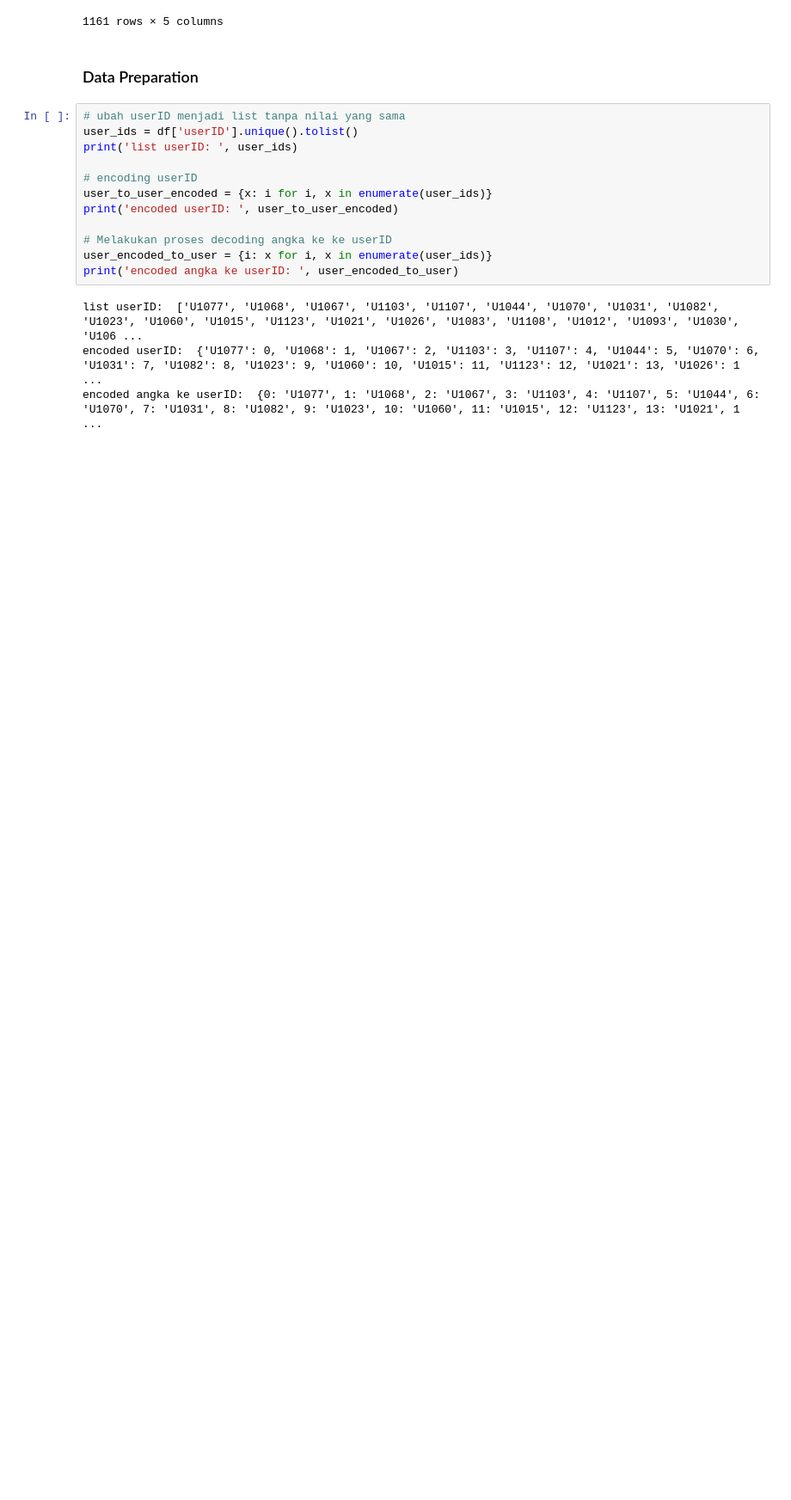
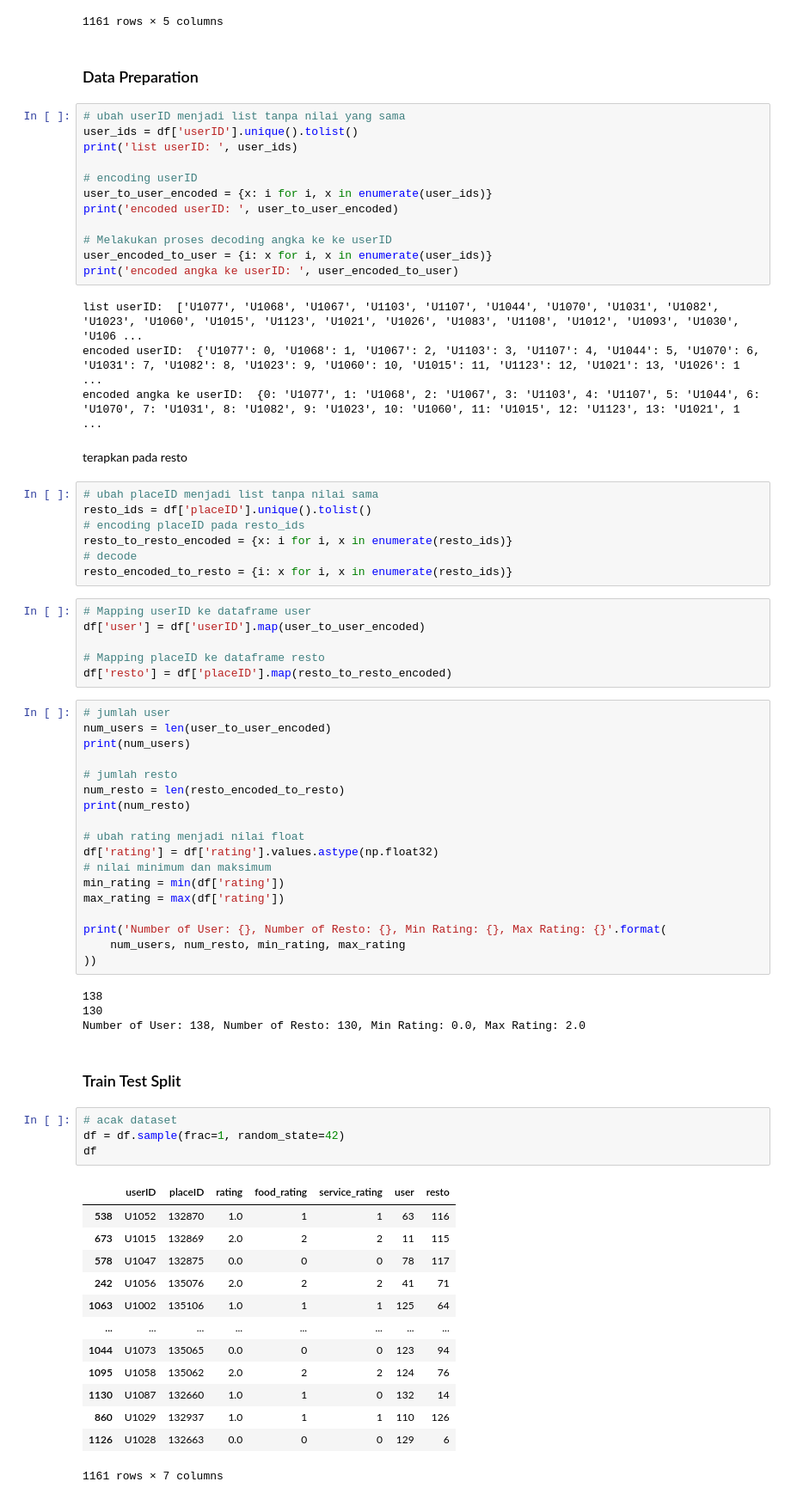
Before and after one commit to ludyhasby/machine_learning_terapan, a Jupyter notebook: recommendation_system/notebook.ipynb, the cells around one changed output. Shown: that part at 86% size. Cells and saved outputs as stored; diff of their text form; blank space fills up the shorter version.

```diff
--- a/recommendation_system/notebook.ipynb
+++ b/recommendation_system/notebook.ipynb
@@ -752,3 +754,60 @@ print('encoded angka ke userID: ', user_encoded_to_user)
 list userID:  ['U1077', 'U1068', 'U1067', 'U1103', 'U1107', 'U1044', 'U1070', 'U1031', 'U1082', 'U1023', 'U1060', 'U1015', 'U1123', 'U1021', 'U1026', 'U1083', 'U1108', 'U1012', 'U1093', 'U1030', 'U106 ...
 encoded userID:  {'U1077': 0, 'U1068': 1, 'U1067': 2, 'U1103': 3, 'U1107': 4, 'U1044': 5, 'U1070': 6, 'U1031': 7, 'U1082': 8, 'U1023': 9, 'U1060': 10, 'U1015': 11, 'U1123': 12, 'U1021': 13, 'U1026': 1 ...
 encoded angka ke userID:  {0: 'U1077', 1: 'U1068', 2: 'U1067', 3: 'U1103', 4: 'U1107', 5: 'U1044', 6: 'U1070', 7: 'U1031', 8: 'U1082', 9: 'U1023', 10: 'U1060', 11: 'U1015', 12: 'U1123', 13: 'U1021', 1 ...
+# %% [markdown]
+terapkan pada resto
+# %%
+# ubah placeID menjadi list tanpa nilai sama
+resto_ids = df['placeID'].unique().tolist()
+# encoding placeID pada resto_ids
+resto_to_resto_encoded = {x: i for i, x in enumerate(resto_ids)}
+# decode
+resto_encoded_to_resto = {i: x for i, x in enumerate(resto_ids)}
+# %%
+# Mapping userID ke dataframe user
+df['user'] = df['userID'].map(user_to_user_encoded)
+
+# Mapping placeID ke dataframe resto
+df['resto'] = df['placeID'].map(resto_to_resto_encoded)
+# %%
+# jumlah user
+num_users = len(user_to_user_encoded)
+print(num_users)
+
+# jumlah resto
+num_resto = len(resto_encoded_to_resto)
+print(num_resto)
+
+# ubah rating menjadi nilai float
+df['rating'] = df['rating'].values.astype(np.float32)
+# nilai minimum dan maksimum
+min_rating = min(df['rating'])
+max_rating = max(df['rating'])
+
+print('Number of User: {}, Number of Resto: {}, Min Rating: {}, Max Rating: {}'.format(
+    num_users, num_resto, min_rating, max_rating
+))
+# %% [output]
+138
+130
+Number of User: 138, Number of Resto: 130, Min Rating: 0.0, Max Rating: 2.0
+# %% [markdown]
+### Train Test Split
+# %%
+# acak dataset
+df = df.sample(frac=1, random_state=42)
+df
+# %% [output]
+|  | userID | placeID | rating | food_rating | service_rating | user | resto |
+| 538 | U1052 | 132870 | 1.0 | 1 | 1 | 63 | 116 |
+| 673 | U1015 | 132869 | 2.0 | 2 | 2 | 11 | 115 |
+| 578 | U1047 | 132875 | 0.0 | 0 | 0 | 78 | 117 |
+| 242 | U1056 | 135076 | 2.0 | 2 | 2 | 41 | 71 |
+| 1063 | U1002 | 135106 | 1.0 | 1 | 1 | 125 | 64 |
+| ... | ... | ... | ... | ... | ... | ... | ... |
+| 1044 | U1073 | 135065 | 0.0 | 0 | 0 | 123 | 94 |
+| 1095 | U1058 | 135062 | 2.0 | 2 | 2 | 124 | 76 |
+| 1130 | U1087 | 132660 | 1.0 | 1 | 0 | 132 | 14 |
+| 860 | U1029 | 132937 | 1.0 | 1 | 1 | 110 | 126 |
+| 1126 | U1028 | 132663 | 0.0 | 0 | 0 | 129 | 6 |
+1161 rows × 7 columns
```
Also changed, not shown: parts of 12 cells of this notebook.
